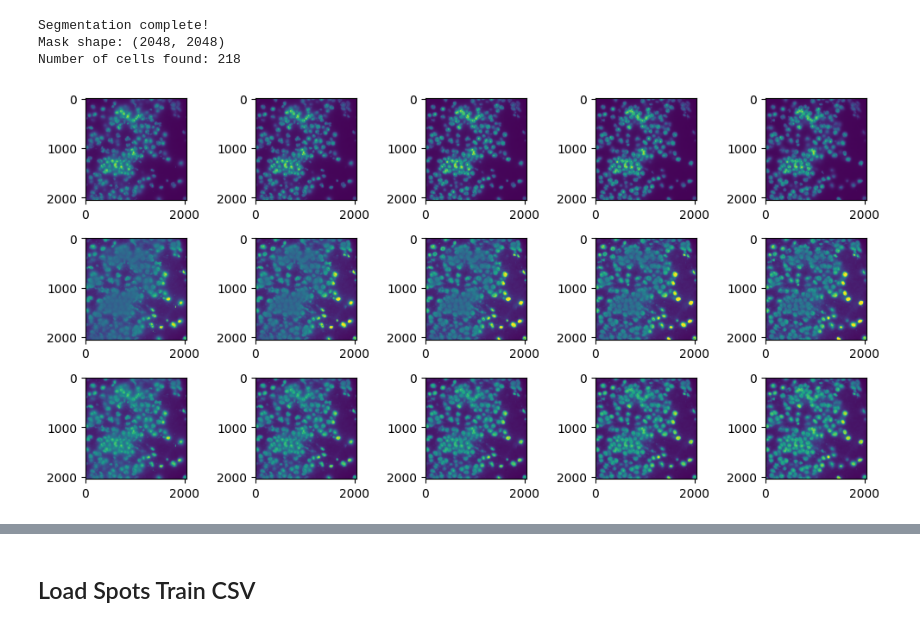
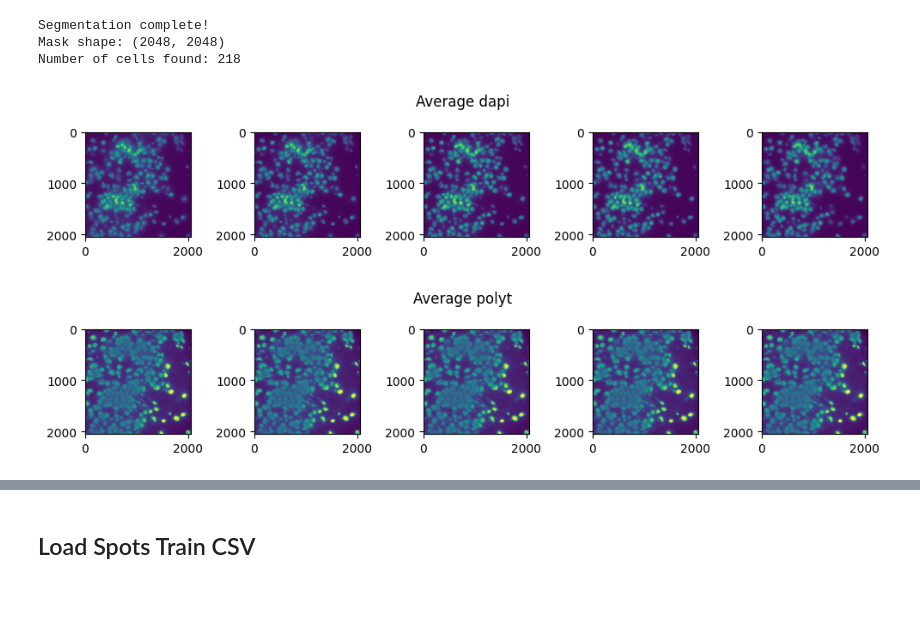
Before and after one commit to NovaBro/Neuro_project3_phase1, a Jupyter notebook: DATA_PLOTS.ipynb, the cells around one changed output, grey strips where cells are left out. Drawn from its saved outputs; the diff is of its cells as text; code cells hidden in the pictures; blank space fills up the shorter version.

```diff
--- a/DATA_PLOTS.ipynb
+++ b/DATA_PLOTS.ipynb
@@ -63,27 +63,25 @@ Number of cells found: 218
 # %%
 # Save masks to file
 np.save(RESULTS / 'FOV_001_mask.npy', masks)
-# %%
-fig, ax = plt.subplots(3, 5)
-fig.set_size_inches(10, 5)
-
-for z in range(5):
-    dapi = epi_stack[6 + z * 5]   # frame 16 for z2
-    ax[0, z].imshow(dapi)
-    # ax[z].imshow(dapi)
-
-for z in range(5):
-    polyt = epi_stack[5 + z * 5]  # frame 15 for z2
-    ax[1, z].imshow(polyt)
-    # ax[z].imshow(polyt)
-
-for z in range(5):
-    dapi = epi_stack[6 + z * 5]   # frame 16 for z2
-    polyt = epi_stack[5 + z * 5]  # frame 15 for z2
-
-    ax[2, z].imshow(0.5 * normalize(polyt) + 0.5 * normalize(dapi))
-    # ax[z].imshow(dapi)
-
-plt.tight_layout()
-# %% [output]
-[figure, removed]
+# %%
+fig, ax = plt.subplots(1, 5)
+fig.set_size_inches(10, 2)
+for z in range(5):
+    dapi = epi_stack[6 + z * 5]   # frame 16 for z2
+    # ax[0, z].imshow(dapi)
+    ax[z].imshow(dapi)
+fig.suptitle('Average dapi')
+plt.tight_layout()
+# %% [output]
+[figure, added]
+# %%
+fig, ax = plt.subplots(1, 5)
+fig.set_size_inches(10, 2)
+for z in range(5):
+    dapi = epi_stack[6 + z * 5]   # frame 16 for z2
+    # ax[1, z].imshow(polyt)
+    ax[z].imshow(polyt)
+fig.suptitle('Average polyt')
+plt.tight_layout()
+# %% [output]
+[figure, added]
```
Also changed, not shown: parts of 22 cells of this notebook, 8 other files.
